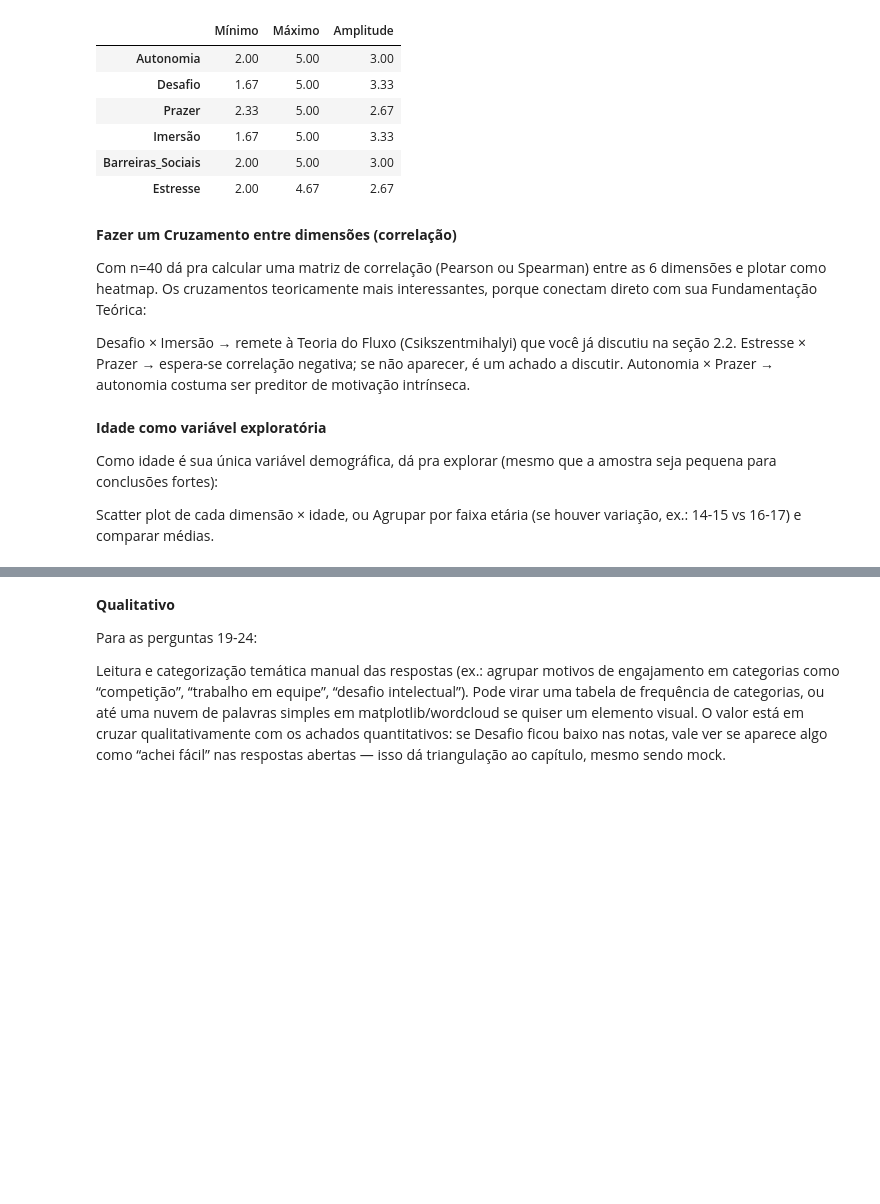
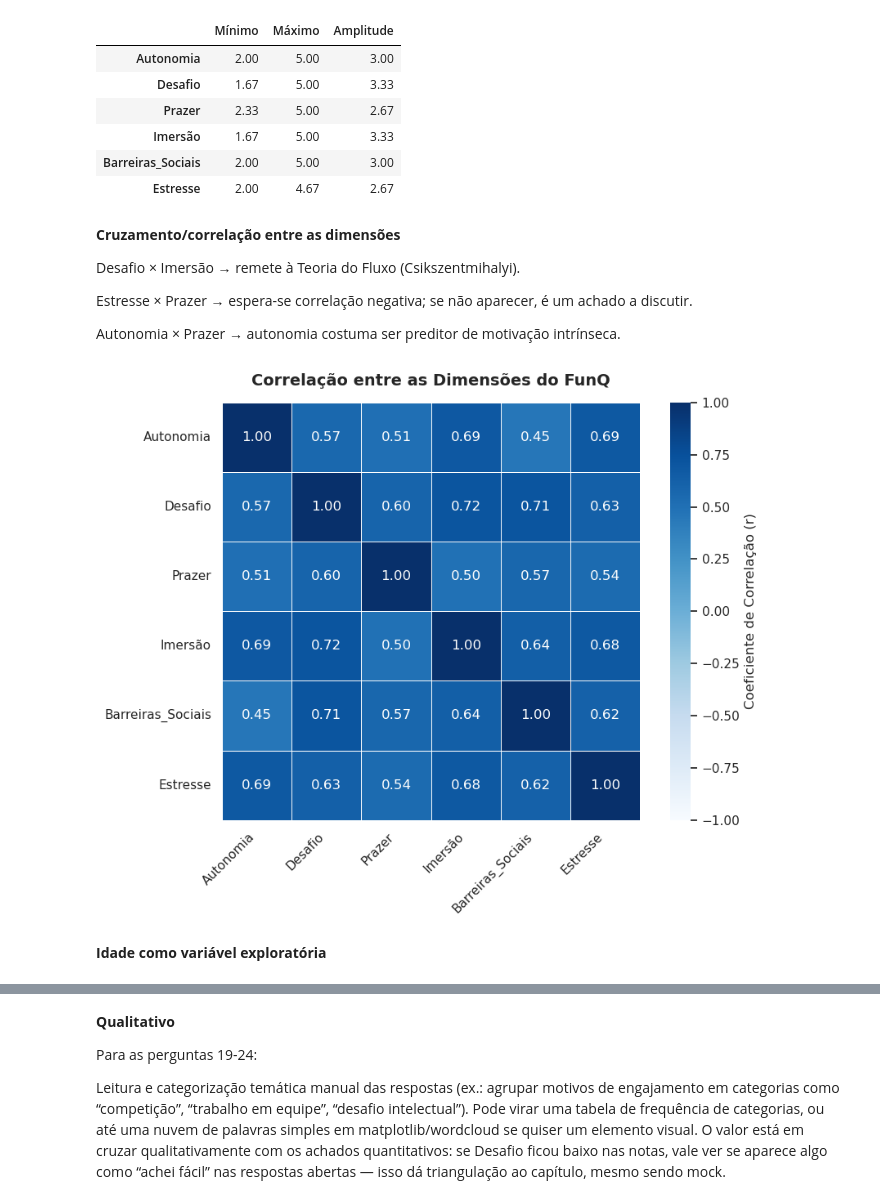
Before and after one commit to Anthony-Hilario/AnaliseDadosFunQ, a Jupyter notebook: analise-respostas-funq.ipynb, the cells around one changed output, grey strips where cells are left out. Cells and saved outputs as stored; diff of their text form; code cells hidden in the pictures; blank space fills up the shorter version.

Commit message:
analise idade/dimensoes

```diff
--- a/analise-respostas-funq.ipynb
+++ b/analise-respostas-funq.ipynb
@@ -251,17 +252,46 @@ display(df_amplitude.round(2))
 | Barreiras_Sociais | 2.00 | 5.00 | 3.00 |
 | Estresse | 2.00 | 4.67 | 2.67 |
 # %% [markdown]
-**Fazer um Cruzamento entre dimensões (correlação)**
+**Cruzamento/correlação entre as dimensões**
 
-Com n=40 dá pra calcular uma matriz de correlação (Pearson ou Spearman) entre as 6 dimensões e plotar como heatmap. Os cruzamentos teoricamente mais interessantes, porque conectam direto com sua Fundamentação Teórica:
+Desafio × Imersão → remete à Teoria do Fluxo (Csikszentmihalyi).
 
-Desafio × Imersão → remete à Teoria do Fluxo (Csikszentmihalyi) que você já discutiu na seção 2.2.
 Estresse × Prazer → espera-se correlação negativa; se não aparecer, é um achado a discutir.
+
 Autonomia × Prazer → autonomia costuma ser preditor de motivação intrínseca.
+# %%
+# Configura o estilo visual do gráfico para o padrão acadêmico
+sns.set_theme(style="whitegrid")
+plt.figure(figsize=(9, 7))
+
+# 1. Seleciona apenas as colunas das dimensões
+colunas_dim = list(dimensoes.keys())
+
+# 2. Calcula a matriz de correlação entre as dimensões
+matriz_correlacao = df[colunas_dim].corr(method='pearson')
+
+# 3. Cria o heatmap
+ax = sns.heatmap(
+    matriz_correlacao,
+    annot=True,            # mostra os valores dentro das células
+    fmt='.2f',              # duas casas decimais
+    cmap='Blues',            # paleta consistente com o gráfico de médias
+    vmin=-1, vmax=1,         # fixa a escala de correlação (-1 a 1)
+    square=True,
+    linewidths=0.5,
+    cbar_kws={'label': 'Coeficiente de Correlação (r)'}
+)
+
+# 4. Ajustes de título e eixos
+plt.title('Correlação entre as Dimensões do FunQ', fontsize=14, fontweight='bold', pad=15)
+plt.xlabel('')
+plt.ylabel('')
+plt.xticks(rotation=45, ha='right')
+plt.yticks(rotation=0)
+
+plt.tight_layout()
+plt.show()
+# %% [output]
+[figure, added]
 # %% [markdown]
 **Idade como variável exploratória**
-
-Como idade é sua única variável demográfica, dá pra explorar (mesmo que a amostra seja pequena para conclusões fortes):
-
-Scatter plot de cada dimensão × idade, ou
-Agrupar por faixa etária (se houver variação, ex.: 14-15 vs 16-17) e comparar médias.
```
Also changed, not shown: parts of 5 cells of this notebook, 1 other file.
